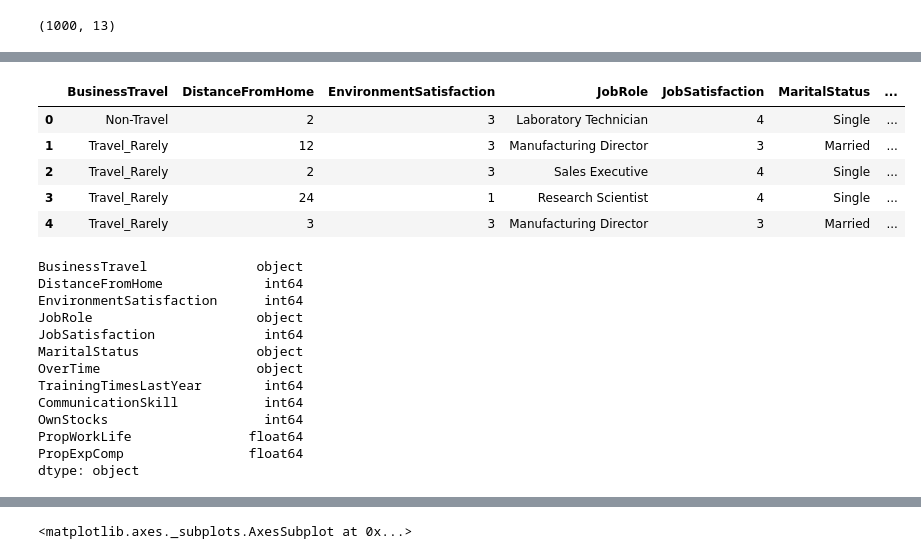
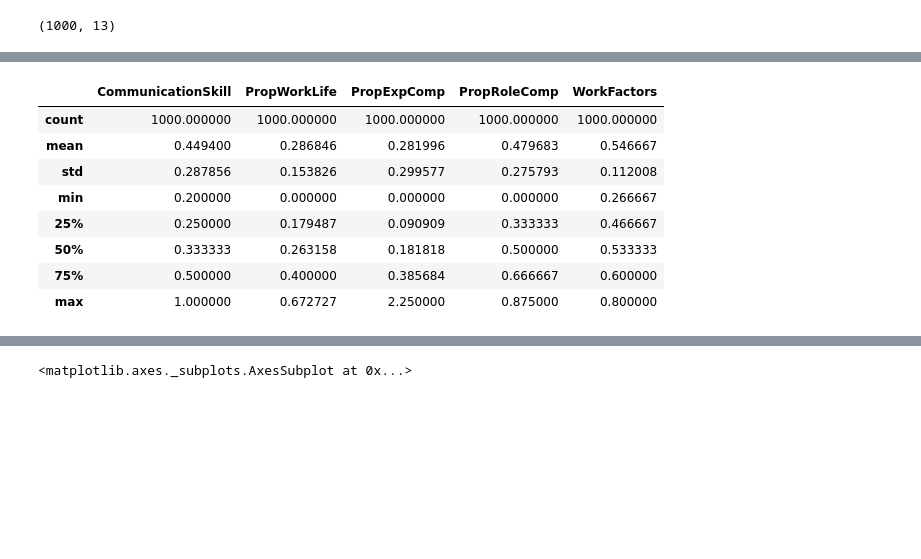
Before and after one commit to falcolf/Employee_Attrition, a Jupyter notebook: Model_Building.ipynb, the cells around one changed output, grey strips where cells are left out. Drawn from its saved outputs; the diff is of its cells as text; code cells hidden in the pictures; blank space fills up the shorter version.

```diff
--- a/Model_Building.ipynb
+++ b/Model_Building.ipynb
@@ -29,9 +29,26 @@ Index(['Id', 'Age', 'Attrition', 'BusinessTravel', 'Department',
 # %%
 def extract_feature(df_input):
     df = df_input.copy()
-    df['OwnStocks'] = df.StockOptionLevel.apply(lambda x: 0 if x == 0 else 1)
+    df['OwnStocks'] = df.StockOptionLevel.apply(lambda x: 'No' if x == 0 else 'Yes')
     df['PropWorkLife'] = df.TotalWorkingYears / df.Age
-    df['PropExpComp'] = df.TotalWorkingYears / (df.NumCompaniesWorked+1)
+    df['PropExpComp'] = df.NumCompaniesWorked / (df.TotalWorkingYears+1)
+    df['PropRoleComp'] = df.YearsInCurrentRole / (df.YearsAtCompany + 1)
+    df['AgeBar'] = pd.cut(df.Age, bins = [0,27,45,np.inf], labels=['Young','Mid','Old']).astype('object')
+    q_pays = {
+        'Laboratory Technician': 2705.0,
+        'Manufacturing Director': 5824.4000000000015,
+        'Sales Executive': 5675.8,
+        'Research Scientist': 2693.4,
+        'Sales Representative': 2325.8,
+        'Healthcare Representative': 6348.6,
+        'Research Director': 15014.600000000002,
+        'Human Resources': 2741.0,
+        'Manager': 16894.0
+    }
+    df['AboveQPay'] = df.apply(lambda x: 'No' if x.MonthlyIncome < q_pays.get(x.JobRole) else 'Yes', axis = 1)
+    df['WorkFactors'] = (df.EnvironmentSatisfaction+df.JobSatisfaction+df.JobInvolvement) / 15
+    df['CommunicationSkill'] = 1 / df['CommunicationSkill']
+    #df['PropCompYrsHike'] = df.YearsAtCompany/(df.PercentSalaryHike+1)
     cols_to_drop = [
                     'Id',
                     'Behaviour',
@@ -44,14 +61,18 @@ def extract_feature(df_input):
                     'YearsInCurrentRole',
                     'YearsSinceLastPromotion',
                     'YearsWithCurrManager',
-                    'JobInvolvement',
+                    'TrainingTimesLastYear',
                     'EducationField',
-                    'YearsAtCompany',
-                    'Age',
                     'StockOptionLevel',
                     'TotalWorkingYears',
+                    'YearsAtCompany',
                     'NumCompaniesWorked',
-                    'MonthlyIncome'
+                    'JobSatisfaction',
+                    'EnvironmentSatisfaction',
+                    'JobInvolvement',
+                    'Age',
+                    'MonthlyIncome',
+                    'DistanceFromHome'
                   ]
     df.drop(cols_to_drop, inplace = True, axis = 1)
     print('Columns Dropped : {}'.format(cols_to_drop))
@@ -89,25 +216,12 @@ cat_cols
 # %%
-df_X.head()
+df_X.describe()
 # %% [output]
-|  | BusinessTravel | DistanceFromHome | EnvironmentSatisfaction | JobRole | JobSatisfaction | MaritalStatus | ... |
-| 0 | Non-Travel | 2 | 3 | Laboratory Technician | 4 | Single | ... |
-| 1 | Travel_Rarely | 12 | 3 | Manufacturing Director | 3 | Married | ... |
-| 2 | Travel_Rarely | 2 | 3 | Sales Executive | 4 | Single | ... |
-| 3 | Travel_Rarely | 24 | 1 | Research Scientist | 4 | Single | ... |
-| 4 | Travel_Rarely | 3 | 3 | Manufacturing Director | 3 | Married | ... |
+|  | CommunicationSkill | PropWorkLife | PropExpComp | PropRoleComp | WorkFactors |
+| count | 1000.000000 | 1000.000000 | 1000.000000 | 1000.000000 | 1000.000000 |
+| mean | 0.449400 | 0.286846 | 0.281996 | 0.479683 | 0.546667 |
+| std | 0.287856 | 0.153826 | 0.299577 | 0.275793 | 0.112008 |
+| min | 0.200000 | 0.000000 | 0.000000 | 0.000000 | 0.266667 |
+| 25% | 0.250000 | 0.179487 | 0.090909 | 0.333333 | 0.466667 |
+| 50% | 0.333333 | 0.263158 | 0.181818 | 0.500000 | 0.533333 |
+| 75% | 0.500000 | 0.400000 | 0.385684 | 0.666667 | 0.600000 |
+| max | 1.000000 | 0.672727 | 2.250000 | 0.875000 | 0.800000 |
-# %%
-df_X.dtypes
-# %% [output]
-BusinessTravel              object
-DistanceFromHome             int64
-EnvironmentSatisfaction      int64
-JobRole                     object
-JobSatisfaction              int64
-MaritalStatus               object
-OverTime                    object
-TrainingTimesLastYear        int64
-CommunicationSkill           int64
-OwnStocks                    int64
-PropWorkLife               float64
-PropExpComp                float64
-dtype: object
```
Also changed, not shown: parts of 53 cells of this notebook, 1 other file.
